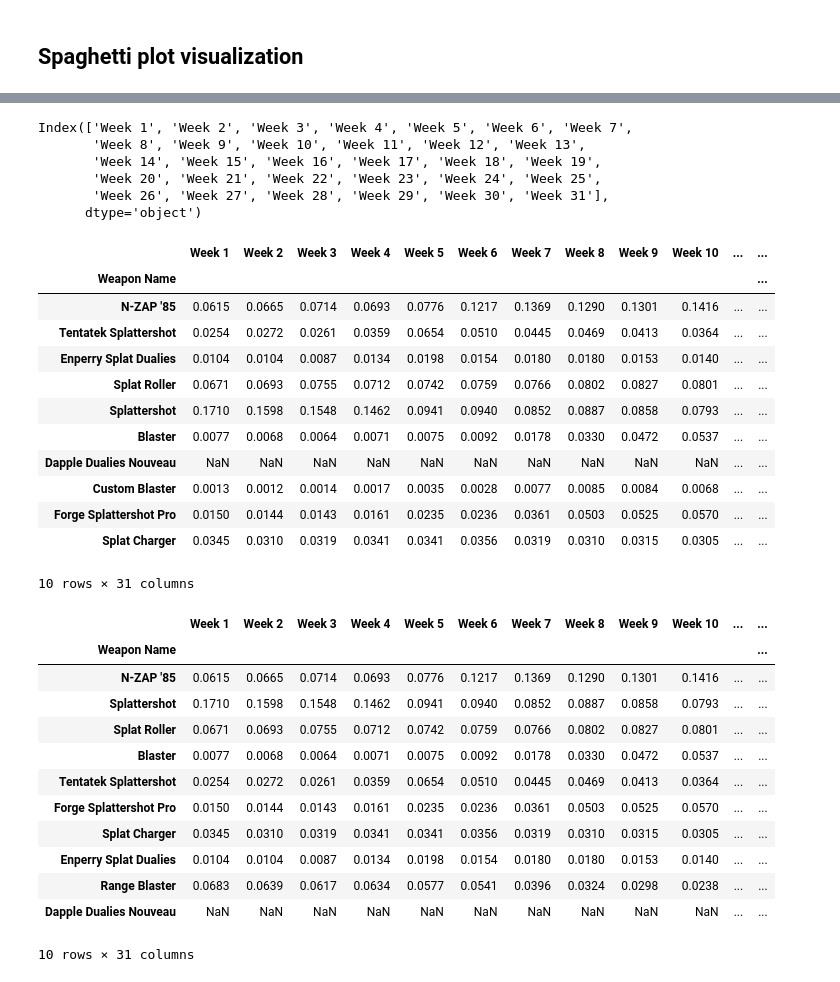
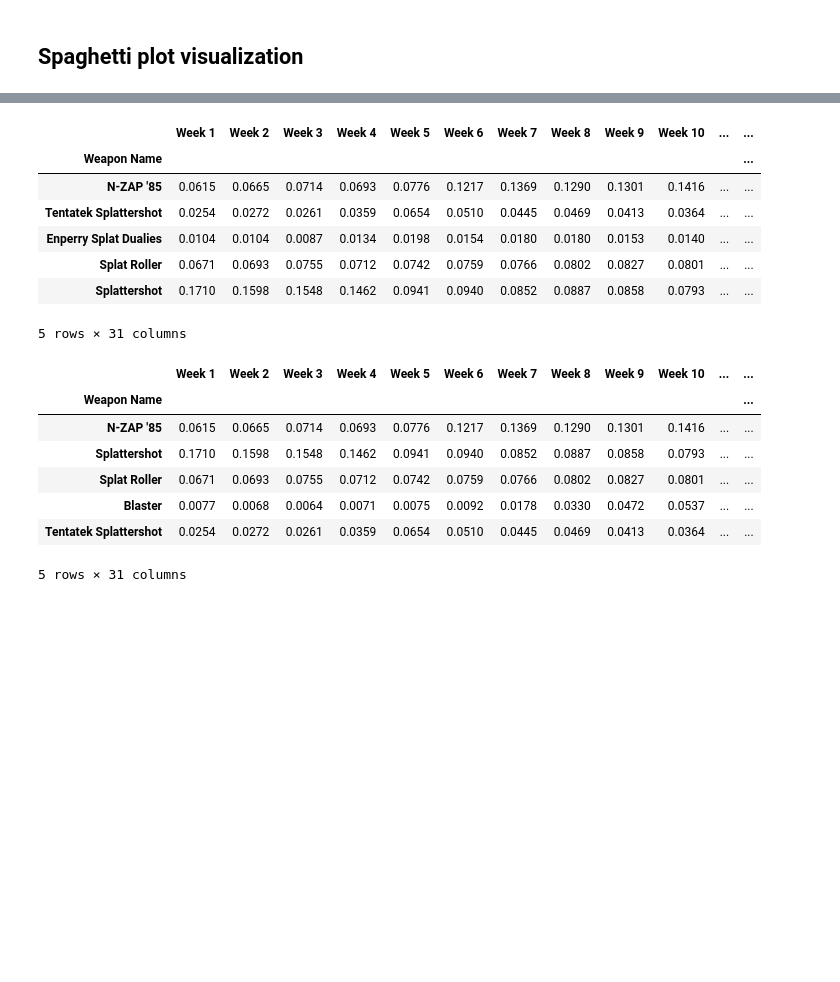
Before and after one commit to Rokushou/Splatoon2_Meta_EDA, a Jupyter notebook: EDA.ipynb, the cells around one changed output, grey strips where cells are left out. Drawn from its saved outputs; the diff is of its cells as text; code cells hidden in the pictures; blank space fills up the shorter version.

```diff
--- a/EDA.ipynb
+++ b/EDA.ipynb
@@ -82,35 +66,21 @@ usage_df.head()
-# %%
-usage_df.columns
-# %% [output]
-Index(['Week 1', 'Week 2', 'Week 3', 'Week 4', 'Week 5', 'Week 6', 'Week 7',
-       'Week 8', 'Week 9', 'Week 10', 'Week 11', 'Week 12', 'Week 13',
-       'Week 14', 'Week 15', 'Week 16', 'Week 17', 'Week 18', 'Week 19',
-       'Week 20', 'Week 21', 'Week 22', 'Week 23', 'Week 24', 'Week 25',
-       'Week 26', 'Week 27', 'Week 28', 'Week 29', 'Week 30', 'Week 31'],
-      dtype='object')
 # %%
 # Top 10 in final week
 final = usage_df.sort_values(by=['Week 31'], ascending=False).head(10)
-final
+final.head()
 # %% [output]
 |  | Week 1 | Week 2 | Week 3 | Week 4 | Week 5 | Week 6 | Week 7 | Week 8 | Week 9 | Week 10 | ... | ... |
 | Weapon Name |  |  |  |  |  |  |  |  |  |  |  | ... |
 | N-ZAP '85 | 0.0615 | 0.0665 | 0.0714 | 0.0693 | 0.0776 | 0.1217 | 0.1369 | 0.1290 | 0.1301 | 0.1416 | ... | ... |
 | Tentatek Splattershot | 0.0254 | 0.0272 | 0.0261 | 0.0359 | 0.0654 | 0.0510 | 0.0445 | 0.0469 | 0.0413 | 0.0364 | ... | ... |
 | Enperry Splat Dualies | 0.0104 | 0.0104 | 0.0087 | 0.0134 | 0.0198 | 0.0154 | 0.0180 | 0.0180 | 0.0153 | 0.0140 | ... | ... |
 | Splat Roller | 0.0671 | 0.0693 | 0.0755 | 0.0712 | 0.0742 | 0.0759 | 0.0766 | 0.0802 | 0.0827 | 0.0801 | ... | ... |
 | Splattershot | 0.1710 | 0.1598 | 0.1548 | 0.1462 | 0.0941 | 0.0940 | 0.0852 | 0.0887 | 0.0858 | 0.0793 | ... | ... |
-| Blaster | 0.0077 | 0.0068 | 0.0064 | 0.0071 | 0.0075 | 0.0092 | 0.0178 | 0.0330 | 0.0472 | 0.0537 | ... | ... |
-| Dapple Dualies Nouveau | NaN | NaN | NaN | NaN | NaN | NaN | NaN | NaN | NaN | NaN | ... | ... |
-| Custom Blaster | 0.0013 | 0.0012 | 0.0014 | 0.0017 | 0.0035 | 0.0028 | 0.0077 | 0.0085 | 0.0084 | 0.0068 | ... | ... |
-| Forge Splattershot Pro | 0.0150 | 0.0144 | 0.0143 | 0.0161 | 0.0235 | 0.0236 | 0.0361 | 0.0503 | 0.0525 | 0.0570 | ... | ... |
-| Splat Charger | 0.0345 | 0.0310 | 0.0319 | 0.0341 | 0.0341 | 0.0356 | 0.0319 | 0.0310 | 0.0315 | 0.0305 | ... | ... |
-10 rows × 31 columns
+5 rows × 31 columns
 # %%
-# Top 10 in mean usage
+# Top 10 in overall usage
 tdf = usage_df.transpose()
-mean = tdf.reindex(tdf.mean().sort_values(ascending=False).index, axis=1).transpose().head(10)
-mean
+overall = tdf.reindex(tdf.mean().sort_values(ascending=False).index, axis=1).transpose().head(10)
+overall.head()
 # %% [output]
 |  | Week 1 | Week 2 | Week 3 | Week 4 | Week 5 | Week 6 | Week 7 | Week 8 | Week 9 | Week 10 | ... | ... |
 | Weapon Name |  |  |  |  |  |  |  |  |  |  |  | ... |
@@ -119,12 +89,7 @@ mean
 | Splat Roller | 0.0671 | 0.0693 | 0.0755 | 0.0712 | 0.0742 | 0.0759 | 0.0766 | 0.0802 | 0.0827 | 0.0801 | ... | ... |
 | Blaster | 0.0077 | 0.0068 | 0.0064 | 0.0071 | 0.0075 | 0.0092 | 0.0178 | 0.0330 | 0.0472 | 0.0537 | ... | ... |
 | Tentatek Splattershot | 0.0254 | 0.0272 | 0.0261 | 0.0359 | 0.0654 | 0.0510 | 0.0445 | 0.0469 | 0.0413 | 0.0364 | ... | ... |
-| Forge Splattershot Pro | 0.0150 | 0.0144 | 0.0143 | 0.0161 | 0.0235 | 0.0236 | 0.0361 | 0.0503 | 0.0525 | 0.0570 | ... | ... |
-| Splat Charger | 0.0345 | 0.0310 | 0.0319 | 0.0341 | 0.0341 | 0.0356 | 0.0319 | 0.0310 | 0.0315 | 0.0305 | ... | ... |
-| Enperry Splat Dualies | 0.0104 | 0.0104 | 0.0087 | 0.0134 | 0.0198 | 0.0154 | 0.0180 | 0.0180 | 0.0153 | 0.0140 | ... | ... |
-| Range Blaster | 0.0683 | 0.0639 | 0.0617 | 0.0634 | 0.0577 | 0.0541 | 0.0396 | 0.0324 | 0.0298 | 0.0238 | ... | ... |
-| Dapple Dualies Nouveau | NaN | NaN | NaN | NaN | NaN | NaN | NaN | NaN | NaN | NaN | ... | ... |
-10 rows × 31 columns
+5 rows × 31 columns
 # %%
 # Top 10 in peak usage
 tdf = usage_df.transpose()
```
Also changed, not shown: parts of 11 cells of this notebook.
